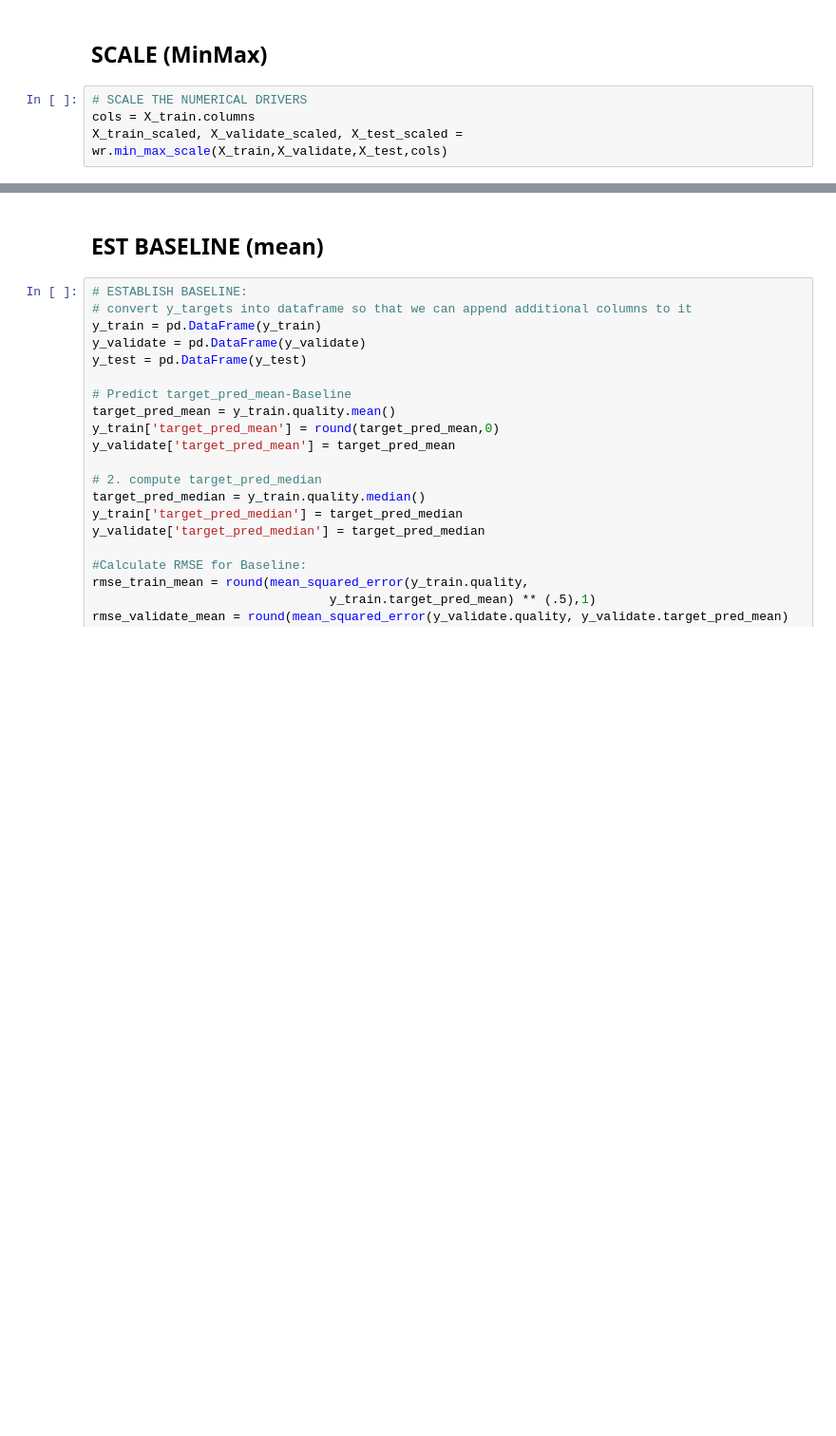
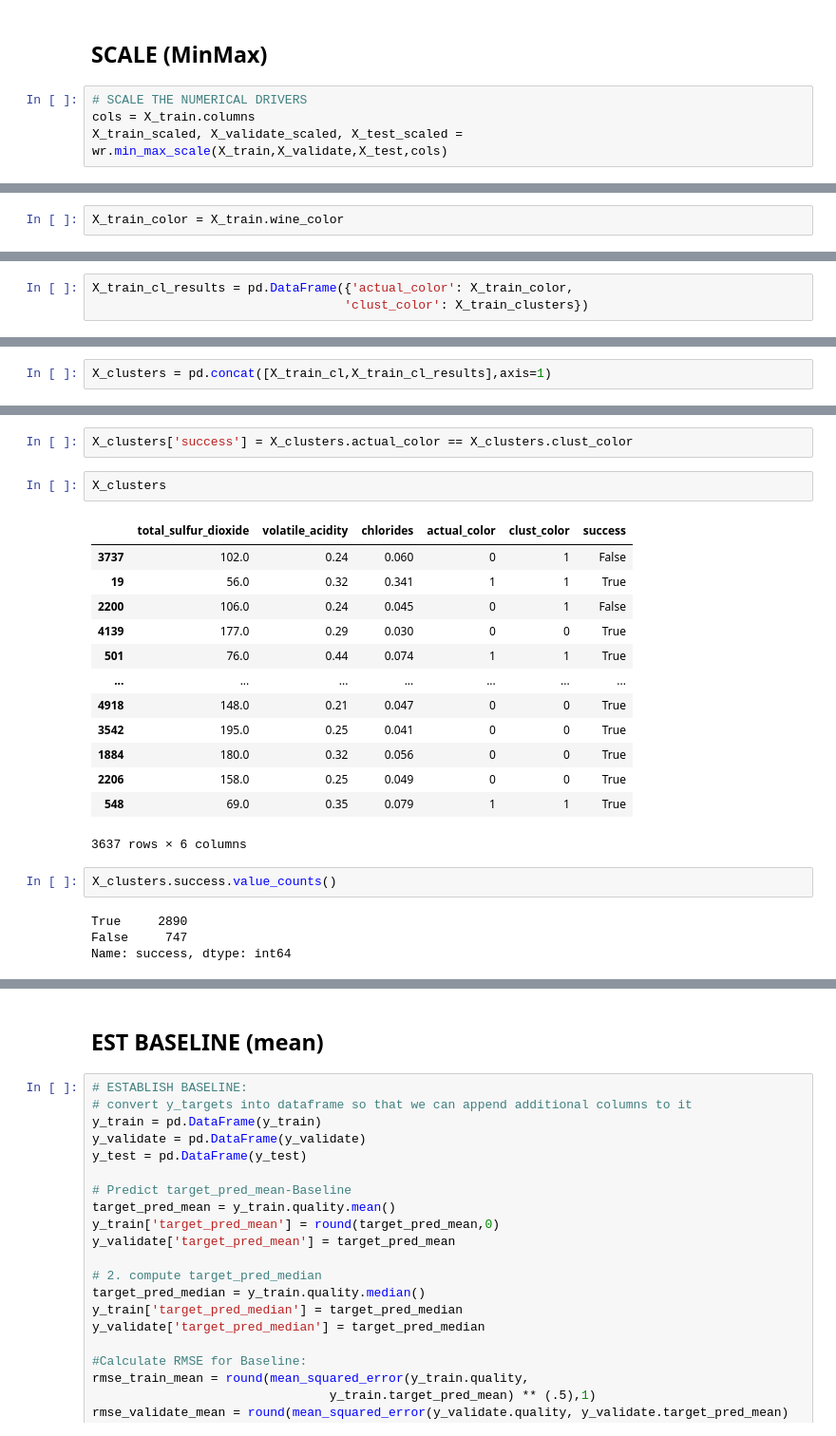
Before and after one commit to Cod-Up-Our-Data/wine_clustering_project, a Jupyter notebook: modeling_rich.ipynb, the cells around one changed output, grey strips where cells are left out. Shown: that part at 95% size. Cells and saved outputs as stored; diff of their text form; blank space fills up the shorter version.

```diff
--- a/modeling_rich.ipynb
+++ b/modeling_rich.ipynb
@@ -58,0 +94,2 @@ X_train_scaled, X_validate_scaled, X_test_scaled = wr.min_max_scale(X_train,X_va
+# %%
+X_train_color = X_train.wine_color
@@ -58,0 +115,3 @@ X_train_scaled, X_validate_scaled, X_test_scaled = wr.min_max_scale(X_train,X_va
+# %%
+X_train_cl_results = pd.DataFrame({'actual_color': X_train_color,
+                                  'clust_color': X_train_clusters})
@@ -58,0 +134,2 @@ X_train_scaled, X_validate_scaled, X_test_scaled = wr.min_max_scale(X_train,X_va
+# %%
+X_clusters = pd.concat([X_train_cl,X_train_cl_results],axis=1)
@@ -58,0 +152,24 @@ X_train_scaled, X_validate_scaled, X_test_scaled = wr.min_max_scale(X_train,X_va
+# %%
+X_clusters['success'] = X_clusters.actual_color == X_clusters.clust_color
+# %%
+X_clusters
+# %% [output]
+|  | total_sulfur_dioxide | volatile_acidity | chlorides | actual_color | clust_color | success |
+| 3737 | 102.0 | 0.24 | 0.060 | 0 | 1 | False |
+| 19 | 56.0 | 0.32 | 0.341 | 1 | 1 | True |
+| 2200 | 106.0 | 0.24 | 0.045 | 0 | 1 | False |
+| 4139 | 177.0 | 0.29 | 0.030 | 0 | 0 | True |
+| 501 | 76.0 | 0.44 | 0.074 | 1 | 1 | True |
+| ... | ... | ... | ... | ... | ... | ... |
+| 4918 | 148.0 | 0.21 | 0.047 | 0 | 0 | True |
+| 3542 | 195.0 | 0.25 | 0.041 | 0 | 0 | True |
+| 1884 | 180.0 | 0.32 | 0.056 | 0 | 0 | True |
+| 2206 | 158.0 | 0.25 | 0.049 | 0 | 0 | True |
+| 548 | 69.0 | 0.35 | 0.079 | 1 | 1 | True |
+3637 rows × 6 columns
+# %%
+X_clusters.success.value_counts()
+# %% [output]
+True     2890
+False     747
+Name: success, dtype: int64
```
Also changed, not shown: parts of 14 cells of this notebook, 2 other files.
